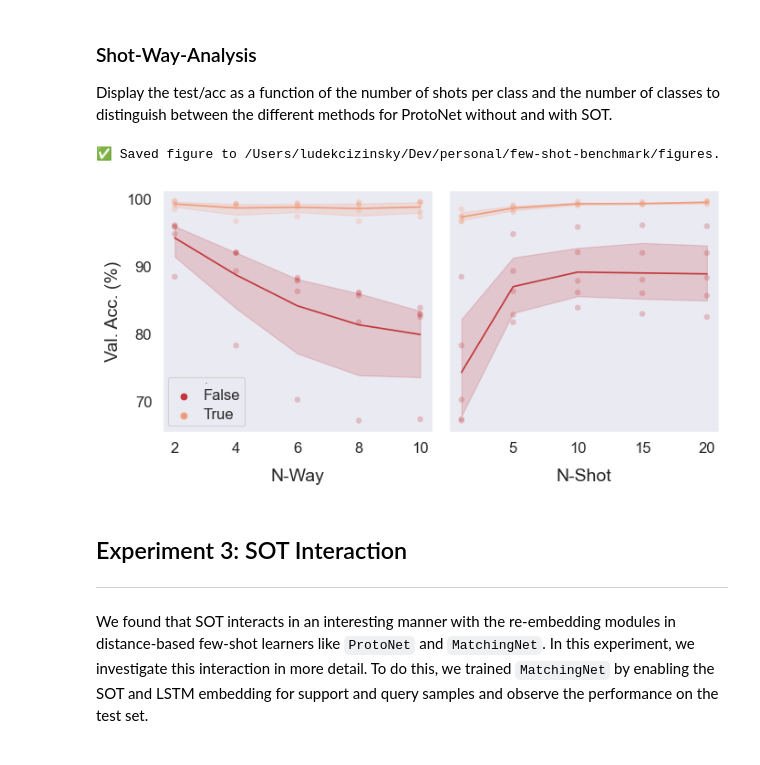
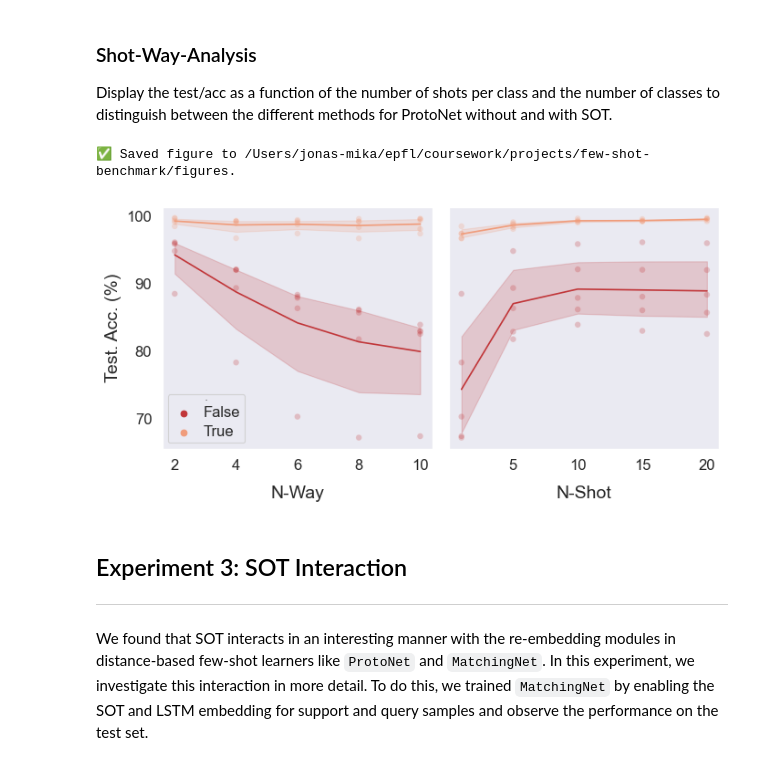
Before and after one commit to mikasenghaas/few-shot-benchmark, a Jupyter notebook: notebooks/analysis.ipynb, the cells around one changed output. Cells and saved outputs as stored; diff of their text form; code cells hidden in the pictures.

```diff
--- a/notebooks/analysis.ipynb
+++ b/notebooks/analysis.ipynb
@@ -100,8 +97,7 @@ setting (5-way 5-shot).
 # Get all runs for experiment `benchmark`
 GROUP = "tuned-benchmark"
 
-group_runs = [run for run in runs if run.group ==
-              GROUP and run.state == "finished"]
+group_runs = [run for run in runs if run.group == GROUP and run.state == "finished"]
 print(f"✅ Found {len(group_runs)} runs")
 # %% [output]
 ✅ Found 187 runs
@@ -145,8 +141,10 @@ df_best_runs = utils.get_best_run(df_runs, metric=("eval", "val/acc"))
 print(f"✅ Filtered to {len(df_best_runs)} best runs.")
 
 # Let's also save two separate dataframes for the two different datasets
-df_best_runs_tm = df_best_runs[df_best_runs[("config", "dataset")] == "tabula_muris"]
-df_best_runs_sp = df_best_runs[df_best_runs[("config", "dataset")] == "swissprot"]
+df_best_runs_tm = df_best_runs[df_best_runs[(
+    "config", "dataset")] == "tabula_muris"]
+df_best_runs_sp = df_best_runs[df_best_runs[(
+    "config", "dataset")] == "swissprot"]
 
 df_best_runs.head()
 # %% [output]
@@ -338,8 +337,7 @@ Varying the number of shots per class.
 GROUP = "tuned-way-shot"
 
 # Filter runs by group
-group_runs = [run for run in runs if run.group ==
-              GROUP and run.state == "finished"]
+group_runs = [run for run in runs if run.group == GROUP and run.state == "finished"]
 print(f"✅ Found {len(group_runs)} runs")
 # %% [output]
 ✅ Found 140 runs
@@ -434,36 +432,36 @@ sns.lineplot(
 # Set label size
 labsize = 14
 
 # Set title of the legend, adjust font size
 axs[0].get_legend().set_title("SOT", prop={"size": 1})
 for t in axs[0].get_legend().texts:
     t.set_fontsize(12)
 
 # Set axis labels
 axs[0].set_xlabel("N-Way", size=labsize)
 axs[1].set_xlabel("N-Shot", size=labsize)
 
 # Add padding between label of x-axis and tick labels
 axs[0].xaxis.labelpad = 10
 axs[1].xaxis.labelpad = 10
 
 # Set axis labels
-axs[0].set_ylabel("Val. Acc. (%)", size=labsize)
+axs[0].set_ylabel("Test. Acc. (%)", size=labsize)
 axs[1].set_ylabel("")
 
 # Make the ticks descroptors bigger
 axs[0].tick_params(labelsize=12)
 axs[1].tick_params(labelsize=12)
 
 # Set the tight layout
 fig.tight_layout(pad=1.0)
 
 # Save figure
 fig.savefig(os.path.join(FIGURE_DIR, "way-shot.pdf"), bbox_inches="tight")
 print(f"✅ Saved figure to {FIGURE_DIR}.")
 # %% [output]
-✅ Saved figure to /Users/ludekcizinsky/Dev/personal/few-shot-benchmark/figures.
+✅ Saved figure to /Users/jonas-mika/epfl/coursework/projects/few-shot-benchmark/figures.
-[figure, old version]
+[figure, new version]
 # %% [markdown]
 ## Experiment 3: SOT Interaction
 
```
Also changed, not shown: parts of 30 cells of this notebook, 7 other files.
